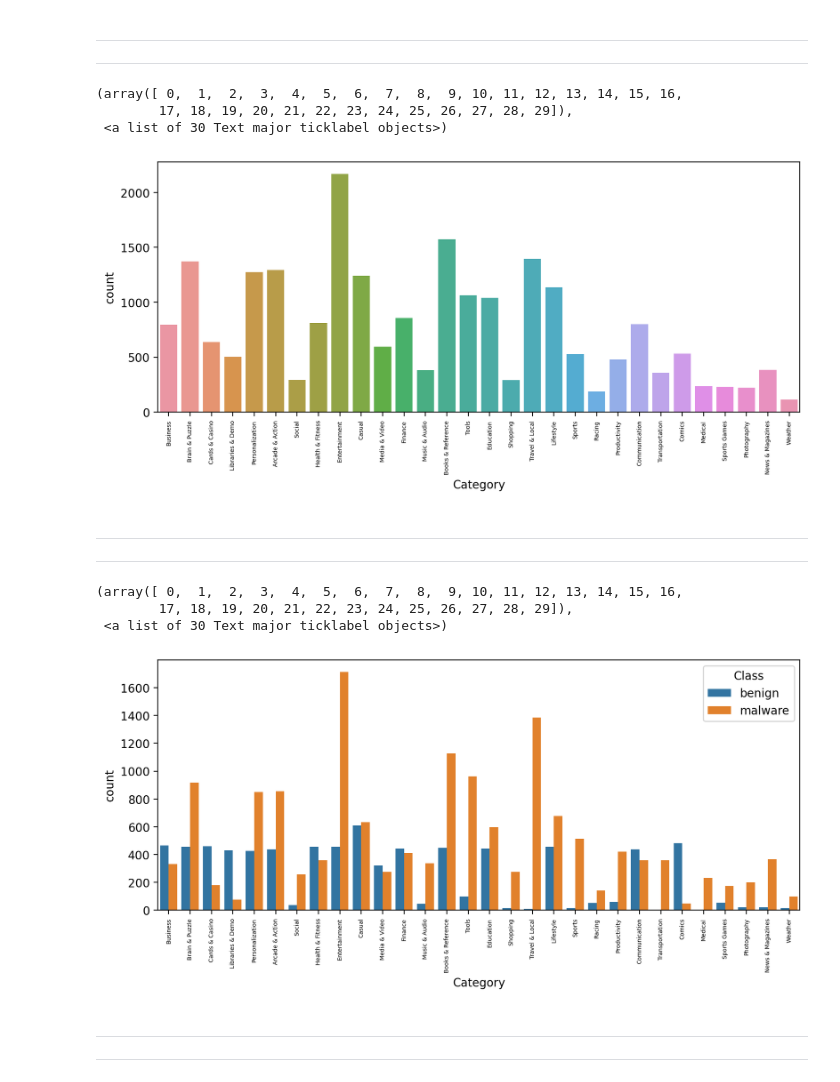
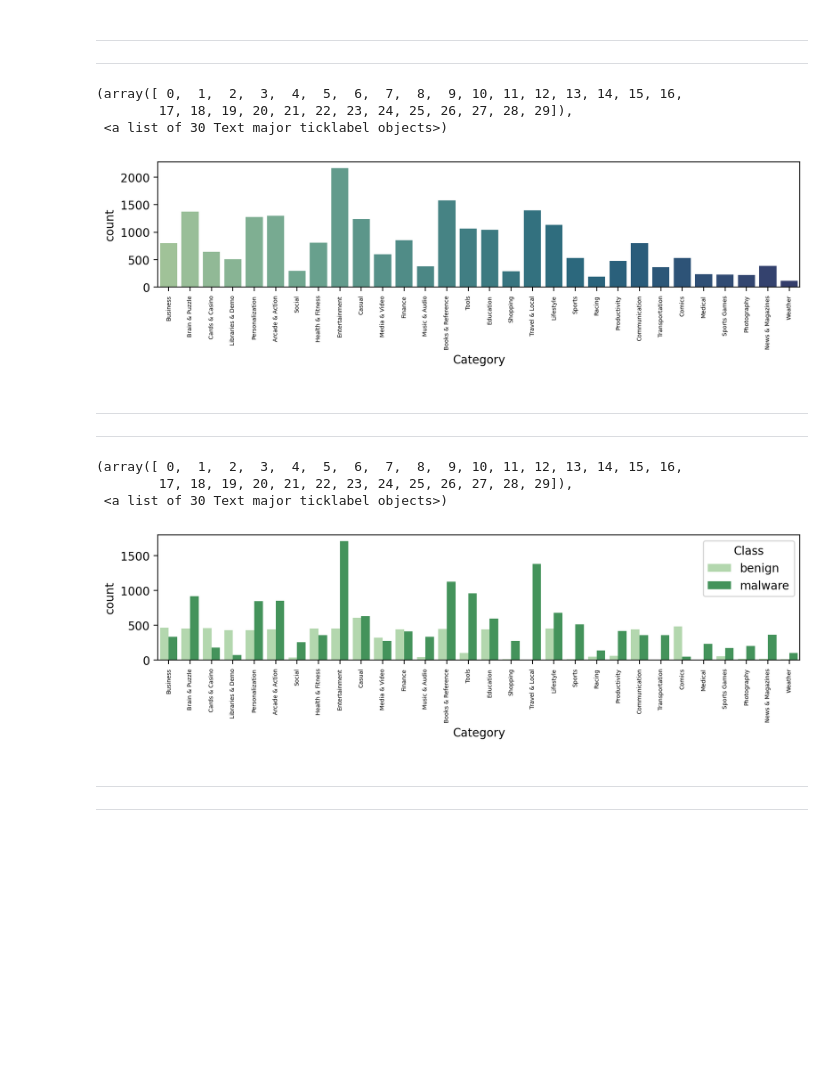
Before and after one commit to kunalNbadgujar/ANDROID-AUTHENTICITY-PREDICTION, a Jupyter notebook: team_ANDROID_AUTHENTICITY_PREDICTION.ipynb, the cells around one changed output. Drawn from its saved outputs; the diff is of its cells as text; code cells hidden in the pictures; blank space fills up the shorter version.

```diff
--- a/team_ANDROID_AUTHENTICITY_PREDICTION.ipynb
+++ b/team_ANDROID_AUTHENTICITY_PREDICTION.ipynb
@@ -716,15 +716,15 @@ df.head()
 # %%
 #let do analysis on Cotegory of App
 
 
-plt.figure(figsize=(10,4),dpi=200)
-sns.countplot(df['Category'])
+plt.figure(figsize=(10,2),dpi=200)
+sns.countplot(df['Category'],palette='crest')
 plt.xticks(rotation=90,fontsize=5)
 # %% [output]
 (array([ 0,  1,  2,  3,  4,  5,  6,  7,  8,  9, 10, 11, 12, 13, 14, 15, 16,
         17, 18, 19, 20, 21, 22, 23, 24, 25, 26, 27, 28, 29]),
  <a list of 30 Text major ticklabel objects>)
-[figure, old version]
+[figure, new version]
 # %%
 # from the visualization we seen that , most of the apps with Entertainment Cotegory & least is Weather Cotegory
 # %% [markdown]
@@ -741,14 +741,14 @@ plt.xticks(rotation=90,fontsize=5)
 df['Class'] = df['Class'].apply(lambda x: 'malware' if x>0 else 'benign')
 # %%
 
-plt.figure(figsize=(10,4),dpi=200)
-sns.countplot(x='Category',hue='Class',data=df)
+plt.figure(figsize=(10,2),dpi=200)
+sns.countplot(x='Category',hue='Class',data=df,palette='Greens')
 plt.xticks(rotation=90,fontsize=5)
 # %% [output]
 (array([ 0,  1,  2,  3,  4,  5,  6,  7,  8,  9, 10, 11, 12, 13, 14, 15, 16,
         17, 18, 19, 20, 21, 22, 23, 24, 25, 26, 27, 28, 29]),
  <a list of 30 Text major ticklabel objects>)
-[figure, old version]
+[figure, new version]
 # %%
 # And we seen that the mmost malwaare app is from Entertainment Cotegory, And least malware app is comics apps and Libraries & Demo apps
 # %% [markdown]
```
Also changed, not shown: parts of 10 cells of this notebook.
